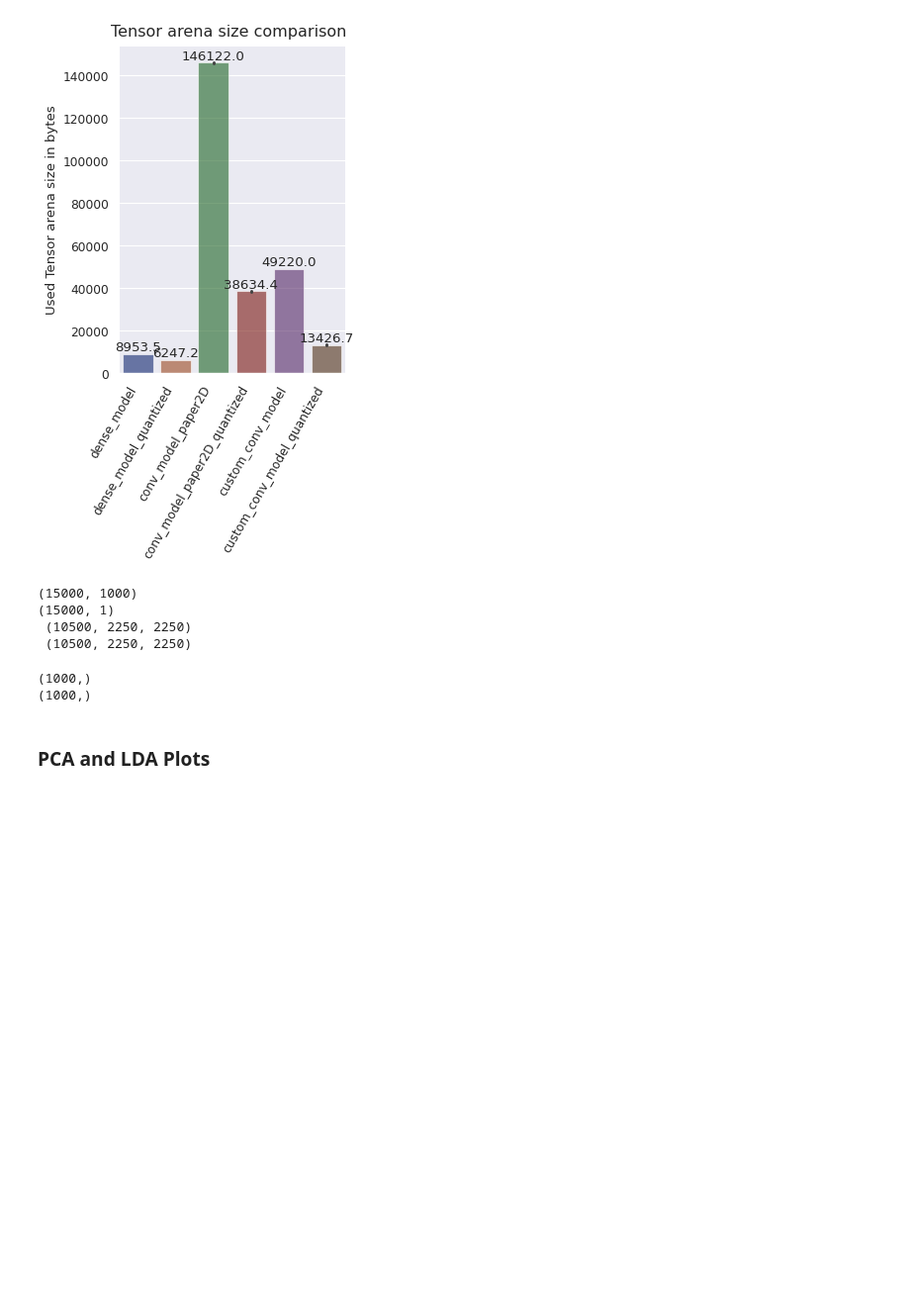
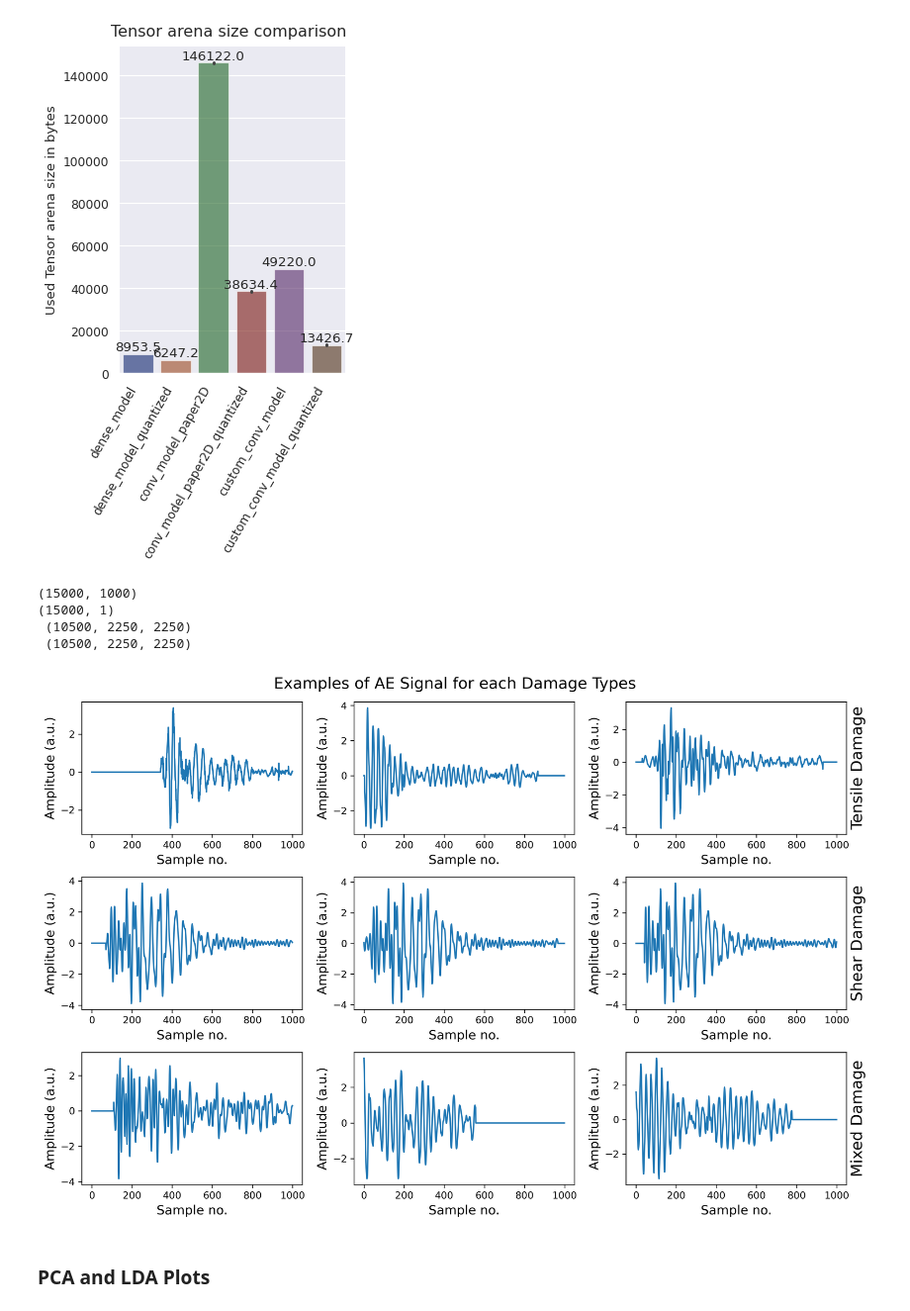
Before and after one commit to veysiadn/acustic-emission-models, a Jupyter notebook: plots.ipynb, the cells around one changed output. Shown at 99% size. Cells and saved outputs as stored; diff of their text form; code cells hidden in the pictures; blank space fills up the shorter version.

Commit message:
added example signals for the paper

```diff
--- a/plots.ipynb
+++ b/plots.ipynb
@@ -516,12 +516,57 @@ print(f" {len(y_train), len(y_val), len(y_test)}")
 (15000, 1)
  (10500, 2250, 2250)
  (10500, 2250, 2250)
-# %%
-print(x_train[0].shape)
-print(np.linspace(0, 1, 1000).shape)
-# %% [output]
-(1000,)
-(1000,)
+# %%
+x_tensile = x_train[np.where(y_train == 0)[0]]
+y_tensile = y_train[np.where(y_train == 0)[0]]
+x_shear = x_train[np.where(y_train == 1)[0]]
+y_shear = y_train[np.where(y_train == 1)[0]]
+x_mixed = x_train[np.where(y_train == 2)[0]]
+y_mixed = y_train[np.where(y_train == 2)[0]]
+from turtle import color
+from python_speech_features import mfcc
+from python_speech_features import logfbank
+import matplotlib.pyplot as plt
+
+
+n_rows=3
+n_cols=3
+
+fig,ax = plt.subplots(nrows=n_rows, ncols=n_cols, figsize=(12, 8))
+fig.dpi=300
+fig.suptitle("Examples of AE Signal for each Damage Types", fontsize=16)
+for i in range(1,n_cols+1):
+    cax = plt.subplot(n_rows, n_cols, i)
+    cax.plot(x_tensile[i+100] )
+    cax.set_xlabel('Sample no.', fontsize=13)
+    cax.set_ylabel('Amplitude (a.u.)', fontsize=13)
+    if i==n_cols:
+        axes2 = cax.twinx()
+        axes2.set_ylabel('Tensile Damage',fontsize=16)
+        axes2.set_yticks([])
+#############################################
+    cax = plt.subplot(n_rows, n_cols, i+n_cols)
+    cax.plot(x_shear[i+100] )
+    cax.set_xlabel('Sample no.', fontsize=13)
+    cax.set_ylabel('Amplitude (a.u.)', fontsize=13)
+    if i==n_cols:
+        axes2 = cax.twinx()
+        axes2.set_ylabel('Shear Damage',fontsize=16)
+        axes2.set_yticks([])
+#############################################
+    cax = plt.subplot(n_rows, n_cols, i+2*n_cols)
+    cax.plot(x_mixed[i+100])
+    cax.set_xlabel('Sample no.', fontsize=13)
+    cax.set_ylabel('Amplitude (a.u.)', fontsize=13)
+    if i==n_cols:
+        axes2 = cax.twinx()
+        axes2.set_ylabel('Mixed Damage',fontsize=16)
+        axes2.set_yticks([])
+################################################
+plt.tight_layout()
+plt.show()
+# %% [output]
+[figure, added]
 # %% [markdown]
 ### PCA and LDA Plots
 # %%
```
Also changed, not shown: parts of 1 cell of this notebook.
